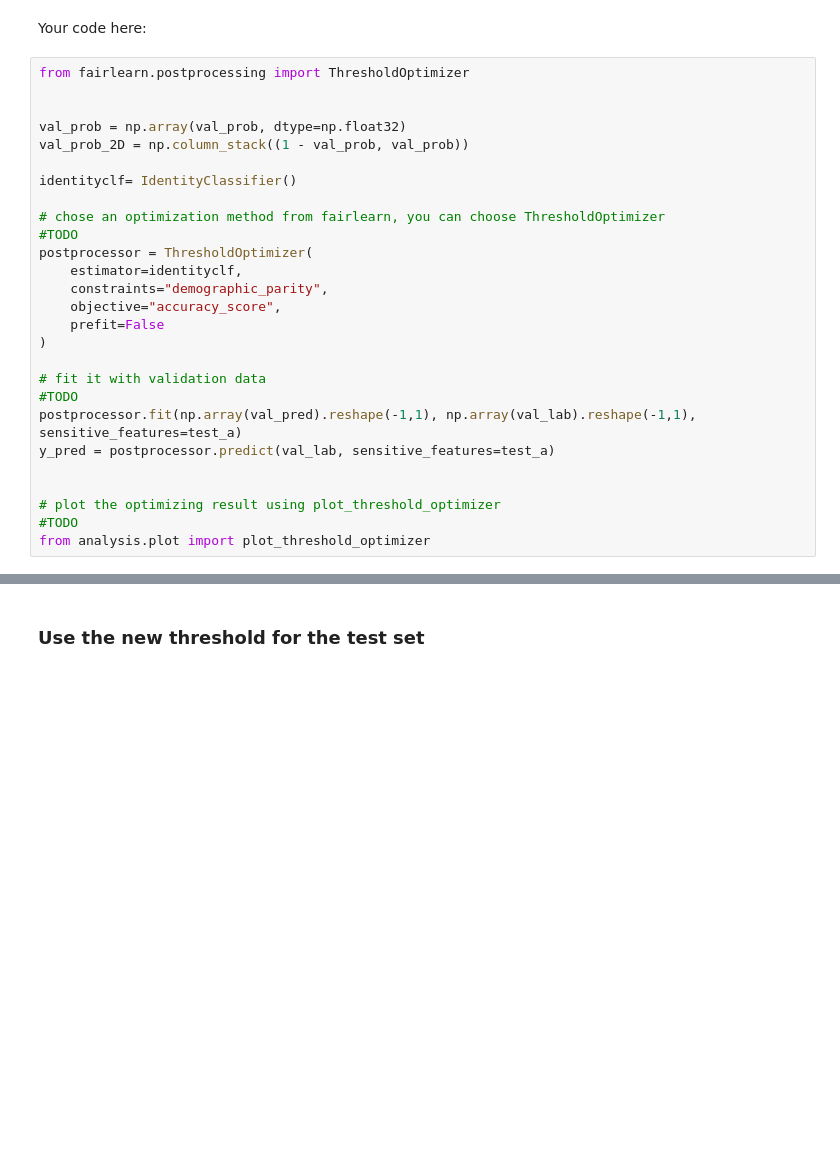
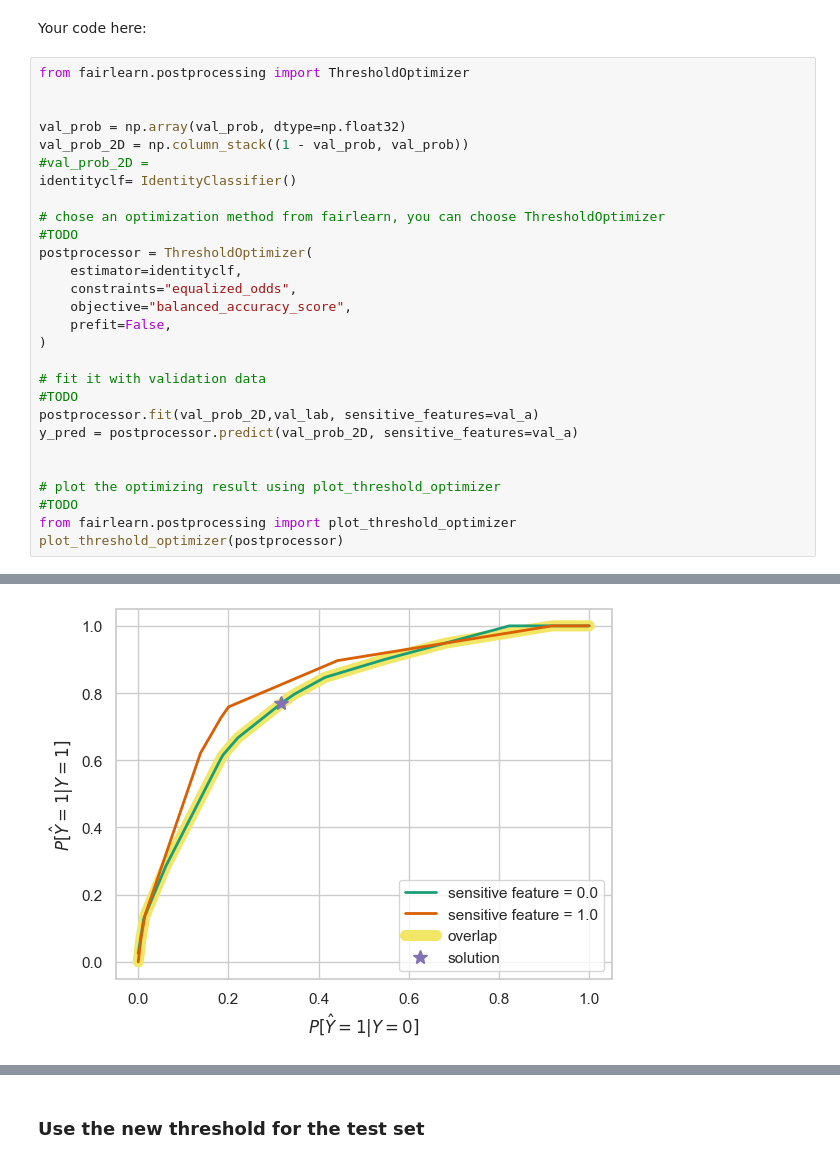
Before and after one commit to s224202/project1, a Jupyter notebook: exercise.ipynb, the cells around one changed output, grey strips where cells are left out. Drawn from its saved outputs; the diff is of its cells as text; blank space fills up the shorter version.

```diff
--- a/exercise.ipynb
+++ b/exercise.ipynb
@@ -445,25 +445,26 @@ from fairlearn.postprocessing import ThresholdOptimizer
 
 val_prob = np.array(val_prob, dtype=np.float32)
 val_prob_2D = np.column_stack((1 - val_prob, val_prob))
-
+#val_prob_2D =
 identityclf= IdentityClassifier()
 
 # chose an optimization method from fairlearn, you can choose ThresholdOptimizer
 #TODO
 postprocessor = ThresholdOptimizer(
     estimator=identityclf,
-    constraints="demographic_parity",
-    objective="accuracy_score",
-    prefit=False
+    constraints="equalized_odds",
+    objective="balanced_accuracy_score",
+    prefit=False,
 )
 
 # fit it with validation data
 #TODO
-postprocessor.fit(np.array(val_pred).reshape(-1,1), np.array(val_lab).reshape(-1,1), sensitive_features=test_a)
-y_pred = postprocessor.predict(val_lab, sensitive_features=test_a)
+postprocessor.fit(val_prob_2D,val_lab, sensitive_features=val_a)
+y_pred = postprocessor.predict(val_prob_2D, sensitive_features=val_a)
 
 
 # plot the optimizing result using plot_threshold_optimizer
 #TODO
-from analysis.plot import plot_threshold_optimizer
+from fairlearn.postprocessing import plot_threshold_optimizer
+plot_threshold_optimizer(postprocessor)
 # %% [output]
@@ -470,0 +488 @@ ValueError: Found input variables with inconsistent numbers of samples: [1409, 8
+[figure, added]
```
Also changed, not shown: parts of 9 cells of this notebook.
